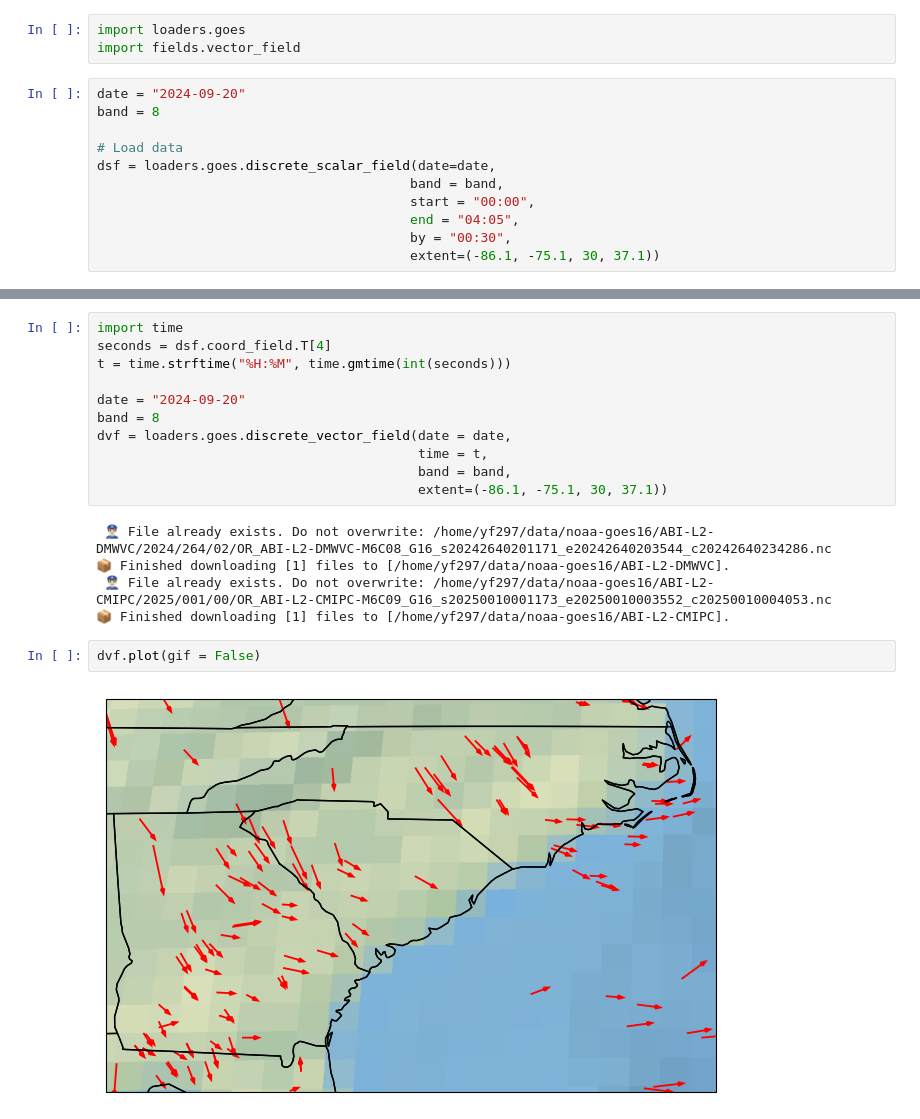
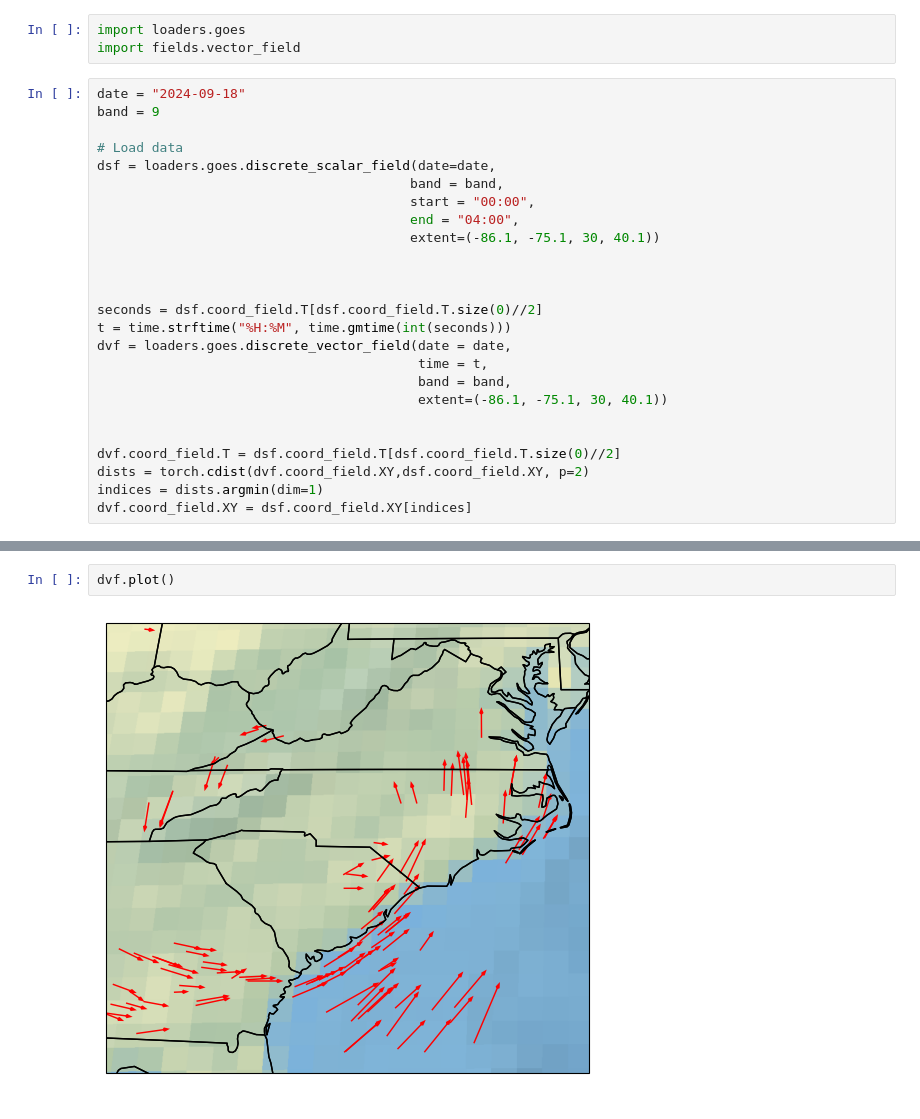
Before and after one commit to yf297/Transport, a Jupyter notebook: goes_example.ipynb, the cells around one changed output, grey strips where cells are left out. Saved outputs shown, nothing was run; the diff lists cells and outputs as text.

```diff
--- a/goes_example.ipynb
+++ b/goes_example.ipynb
@@ -18,14 +18,28 @@ sys.path.insert(0, str(pathlib.Path.cwd()/"src"))
 import loaders.goes
 import fields.vector_field
 # %%
-date = "2024-09-20"
-band = 8
+date = "2024-09-18"
+band = 9
 
 # Load data
 dsf = loaders.goes.discrete_scalar_field(date=date,
                                         band = band,
                                         start = "00:00",
-                                        end = "04:05",
-                                        by = "00:30",
-                                        extent=(-86.1, -75.1, 30, 37.1))
+                                        end = "04:00",
+                                        extent=(-86.1, -75.1, 30, 40.1))
+
+
+
+seconds = dsf.coord_field.T[dsf.coord_field.T.size(0)//2]
+t = time.strftime("%H:%M", time.gmtime(int(seconds)))
+dvf = loaders.goes.discrete_vector_field(date = date,
+                                         time = t,
+                                         band = band,
+                                         extent=(-86.1, -75.1, 30, 40.1))
+
+
+dvf.coord_field.T = dsf.coord_field.T[dsf.coord_field.T.size(0)//2]
+dists = torch.cdist(dvf.coord_field.XY,dsf.coord_field.XY, p=2)
+indices = dists.argmin(dim=1)
+dvf.coord_field.XY = dsf.coord_field.XY[indices]
 # %% [output]
@@ -67,20 +87,4 @@ cvf.plot(dsf.coord_field, frame = 0, factor = 12, gif = False)
-# %%
-import time
-seconds = dsf.coord_field.T[4]
-t = time.strftime("%H:%M", time.gmtime(int(seconds)))
-
-date = "2024-09-20"
-band = 8
-dvf = loaders.goes.discrete_vector_field(date = date,
-                                         time = t,
-                                         band = band,
-                                         extent=(-86.1, -75.1, 30, 37.1))
-# %% [output]
- 👮🏻‍♂️ File already exists. Do not overwrite: /home/yf297/data/noaa-goes16/ABI-L2-DMWVC/2024/264/02/OR_ABI-L2-DMWVC-M6C08_G16_s20242640201171_e20242640203544_c20242640234286.nc
-📦 Finished downloading [1] files to [/home/yf297/data/noaa-goes16/ABI-L2-DMWVC].
- 👮🏻‍♂️ File already exists. Do not overwrite: /home/yf297/data/noaa-goes16/ABI-L2-CMIPC/2025/001/00/OR_ABI-L2-CMIPC-M6C09_G16_s20250010001173_e20250010003552_c20250010004053.nc
-📦 Finished downloading [1] files to [/home/yf297/data/noaa-goes16/ABI-L2-CMIPC].
 # %%
-dvf.plot(gif = False)
+dvf.plot()
 # %% [output]
-[figure, old version]
+[figure, new version]
```
Also changed, not shown: parts of 6 cells of this notebook, 16 other files.
